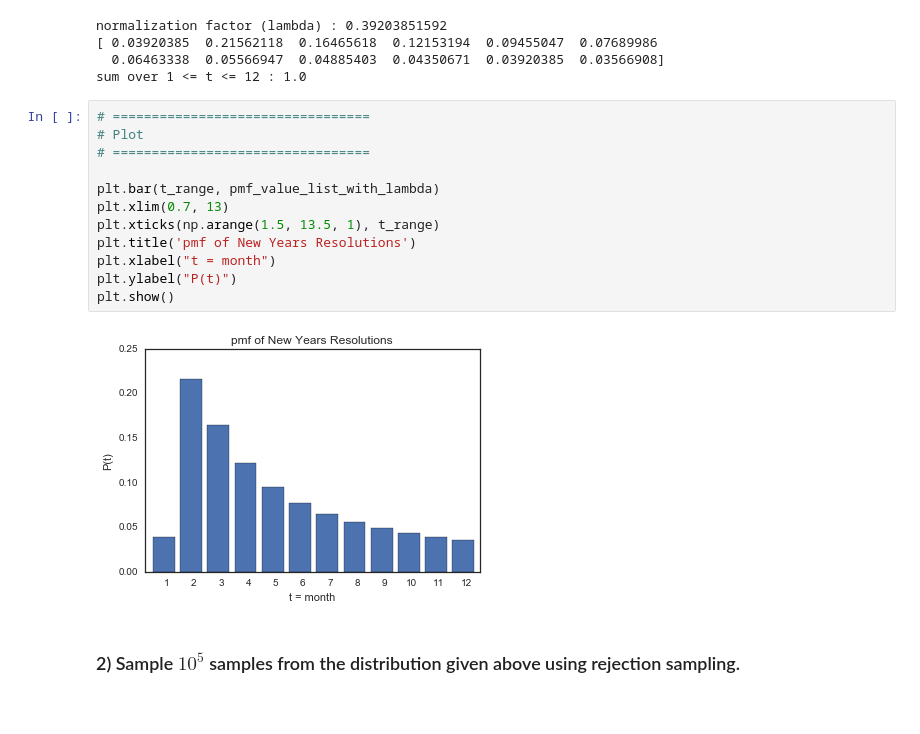
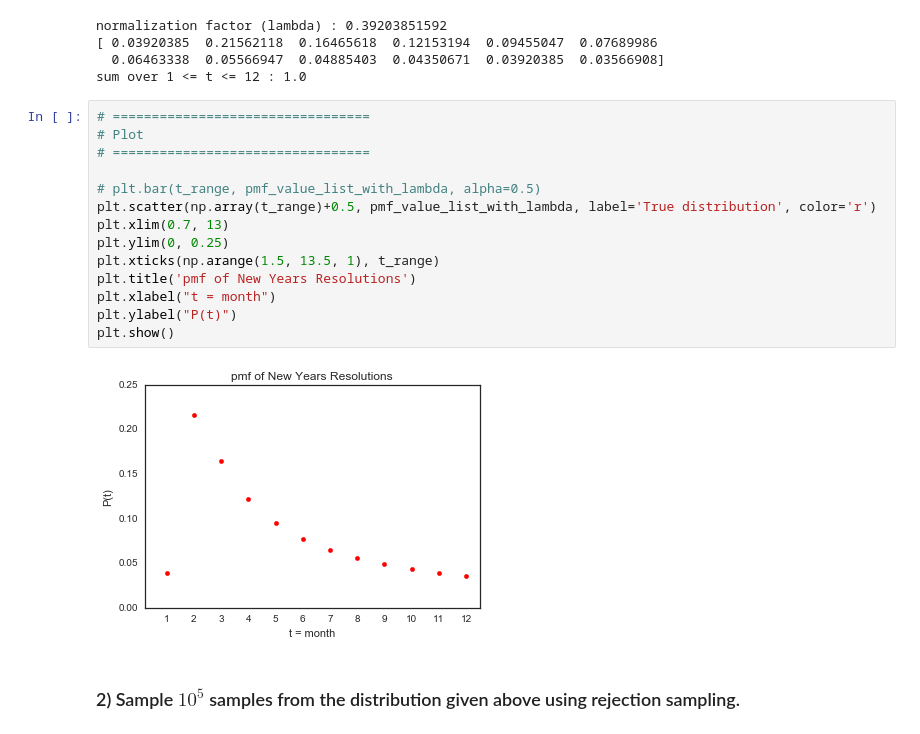
Before and after one commit to jeewon-hwang/AM207_homework_2016, a Jupyter notebook: AM207_Jeewon_Hwang_HW1.ipynb, the cells around one changed output. Saved outputs shown, nothing was run; the diff lists cells and outputs as text.

```diff
--- a/AM207_Jeewon_Hwang_HW1.ipynb
+++ b/AM207_Jeewon_Hwang_HW1.ipynb
@@ -331,17 +331,19 @@ sum over 1 <= t <= 12 : 1.0
 # %%
 # =================================
 # Plot
 # =================================
 
-plt.bar(t_range, pmf_value_list_with_lambda)
+# plt.bar(t_range, pmf_value_list_with_lambda, alpha=0.5)
+plt.scatter(np.array(t_range)+0.5, pmf_value_list_with_lambda, label='True distribution', color='r')
 plt.xlim(0.7, 13)
+plt.ylim(0, 0.25)
 plt.xticks(np.arange(1.5, 13.5, 1), t_range)
 plt.title('pmf of New Years Resolutions')
 plt.xlabel("t = month")
 plt.ylabel("P(t)")
 plt.show()
 # %% [output]
-[figure, old version]
+[figure, new version]
 # %% [markdown]
 ### 2) Sample $10^5$ samples from the distribution given above using rejection sampling.
 # %%
```
Also changed, not shown: parts of 34 cells of this notebook.
